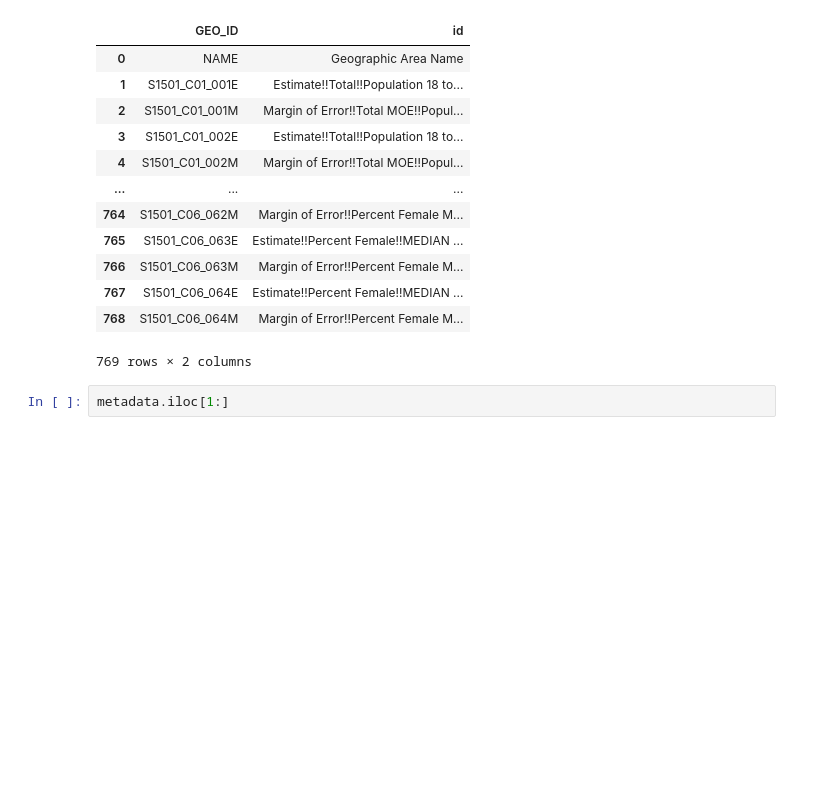
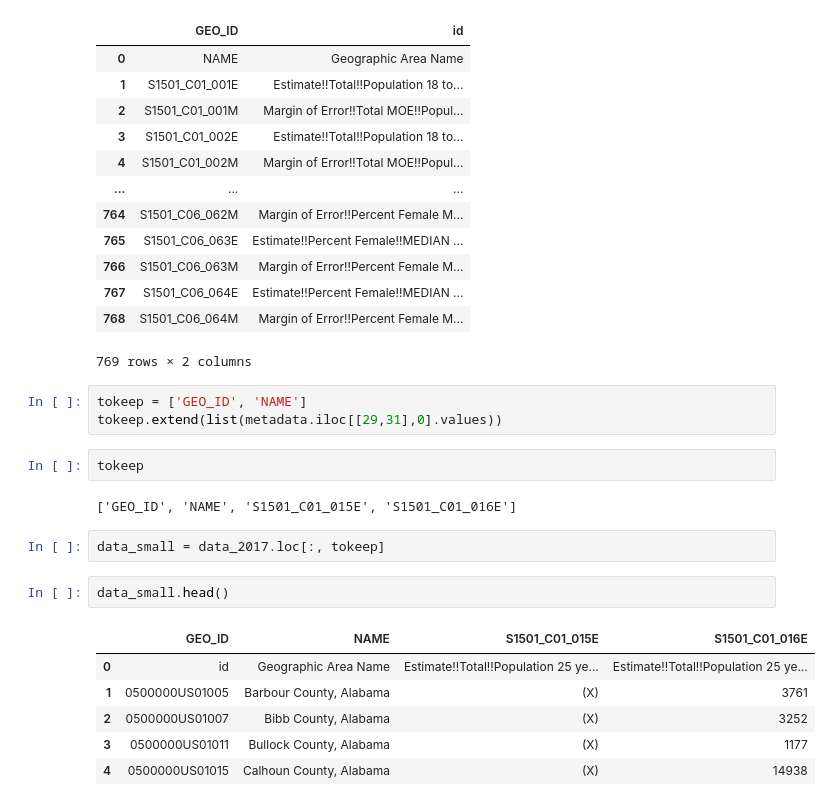
Before and after one commit to samaygarg/evprediction, a Jupyter notebook: proposal_vis.ipynb, the cells around one changed output. Cells and saved outputs as stored; diff of their text form; blank space fills up the shorter version.

```diff
--- a/proposal_vis.ipynb
+++ b/proposal_vis.ipynb
@@ -142,5 +142,21 @@ metadata
 | 767 | S1501_C06_064E | Estimate!!Percent Female!!MEDIAN ... |
 | 768 | S1501_C06_064M | Margin of Error!!Percent Female M... |
 769 rows × 2 columns
-# %%
-metadata.iloc[1:]
+# %%
+tokeep = ['GEO_ID', 'NAME']
+tokeep.extend(list(metadata.iloc[[29,31],0].values))
+# %%
+tokeep
+# %% [output]
+['GEO_ID', 'NAME', 'S1501_C01_015E', 'S1501_C01_016E']
+# %%
+data_small = data_2017.loc[:, tokeep]
+# %%
+data_small.head()
+# %% [output]
+|  | GEO_ID | NAME | S1501_C01_015E | S1501_C01_016E |
+| 0 | id | Geographic Area Name | Estimate!!Total!!Population 25 ye... | Estimate!!Total!!Population 25 ye... |
+| 1 | 0500000US01005 | Barbour County, Alabama | (X) | 3761 |
+| 2 | 0500000US01007 | Bibb County, Alabama | (X) | 3252 |
+| 3 | 0500000US01011 | Bullock County, Alabama | (X) | 1177 |
+| 4 | 0500000US01015 | Calhoun County, Alabama | (X) | 14938 |
```
Also changed, not shown: parts of 3 cells of this notebook.
